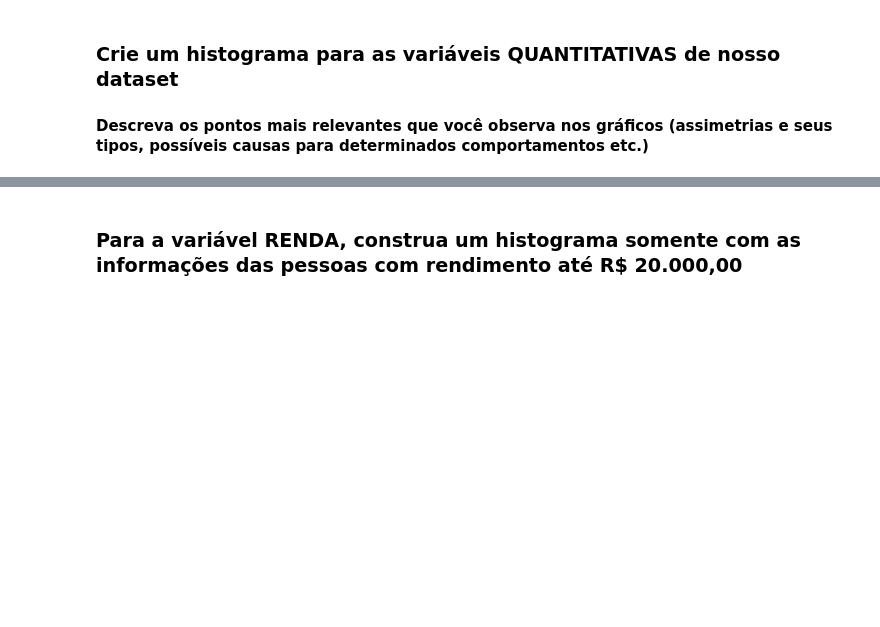
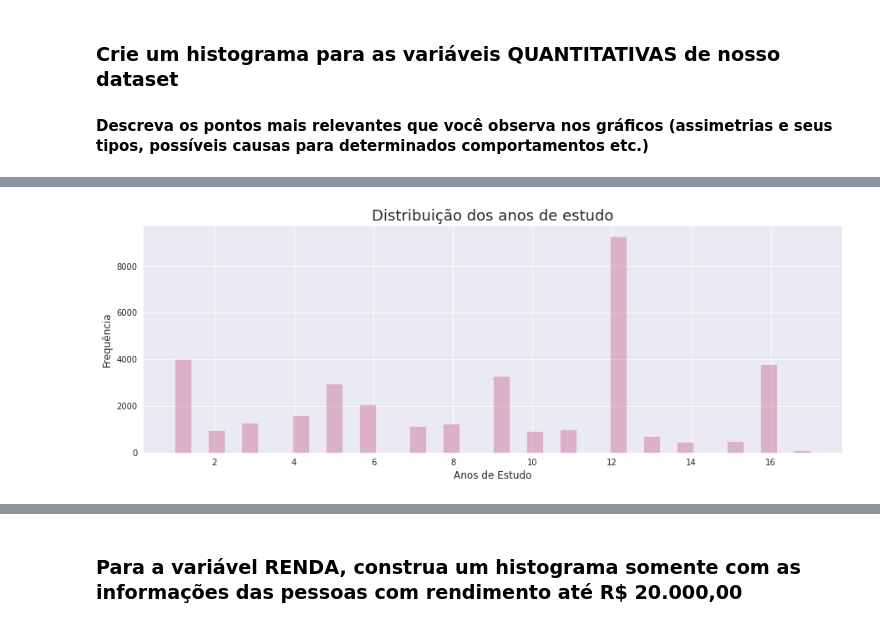
Before and after one commit to strawndri/estatistica-com-python, a Jupyter notebook: Notebooks/analise_descritiva.ipynb, the cells around one changed output, grey strips where cells are left out. Saved outputs shown, nothing was run; the diff lists cells and outputs as text; code cells hidden in the pictures; blank space fills up the shorter version.

```diff
--- a/Notebooks/analise_descritiva.ipynb
+++ b/Notebooks/analise_descritiva.ipynb
@@ -250,0 +263,5 @@ Escreva suas conclusões aqui...
+# %%
+ax = sns.distplot(dataset['Anos de Estudo'], kde = False, color="#c75d88")
+set_config('Distribuição dos anos de estudo', 'Anos de Estudo', 'Frequência')
+# %% [output]
+[figure, added]
```
Also changed, not shown: parts of 10 cells of this notebook.
